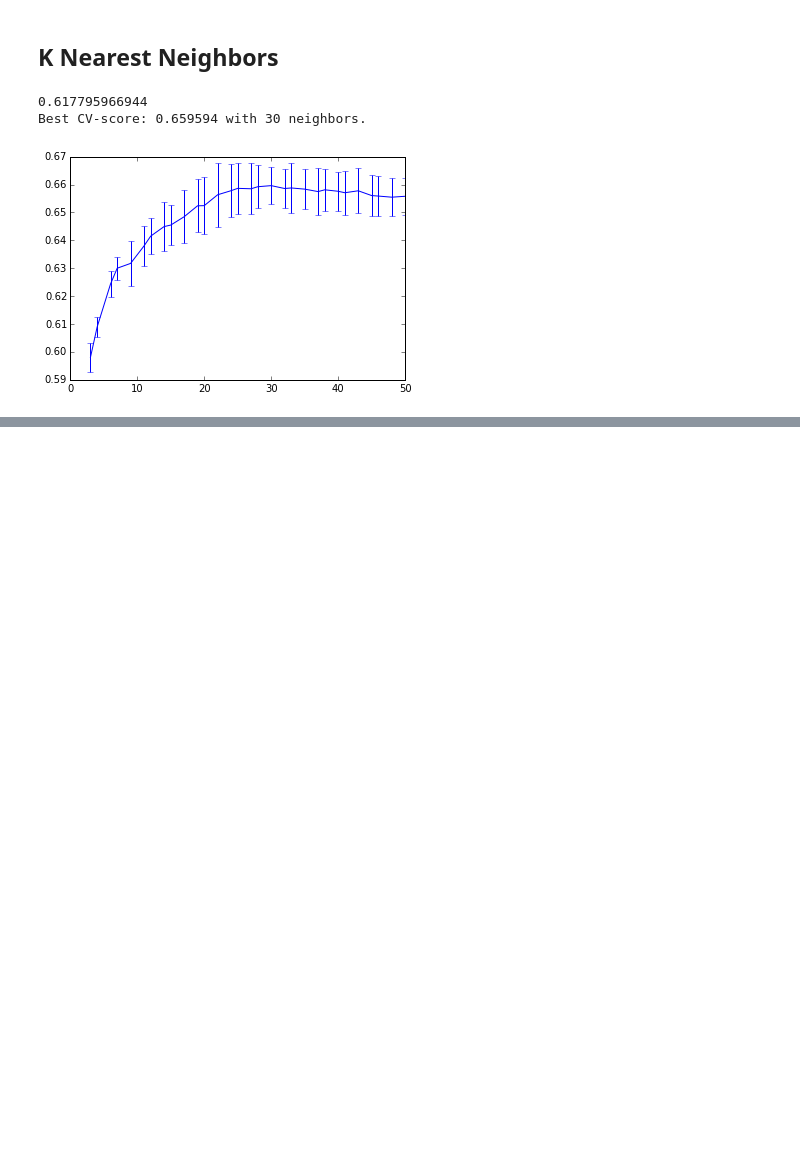
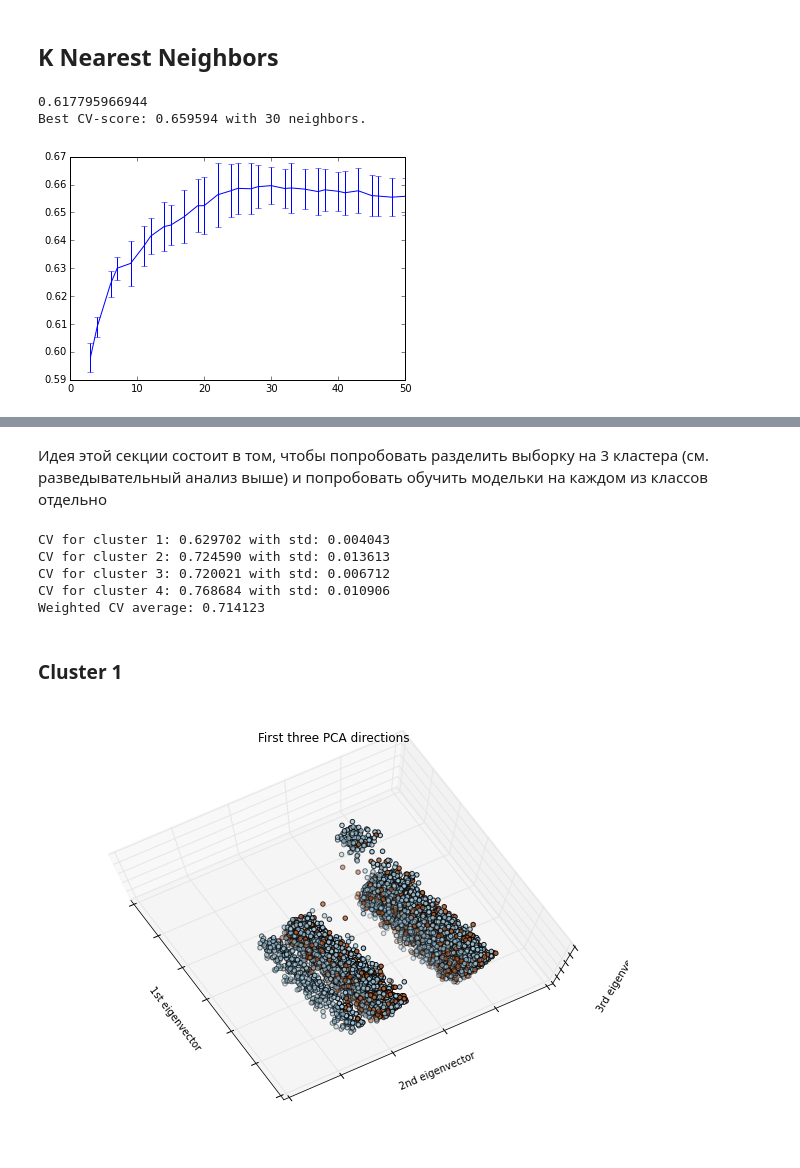
Before and after one commit to dudevil/dm-chemistry, a Jupyter notebook: eda.ipynb, the cells around one changed output, grey strips where cells are left out. Saved outputs shown, nothing was run; the diff lists cells and outputs as text; code cells hidden in the pictures; blank space fills up the shorter version.

Commit message:
Added Kmeans clustering code

```diff
--- a/eda.ipynb
+++ b/eda.ipynb
@@ -6,16 +6,23 @@ import matplotlib.pyplot as plt
 from sklearn.cross_validation import cross_val_score
 from sklearn.metrics import auc
 
+# this should prevent cross_val_score from deadlocking during parallel execution
+import os
+os.environ['MKL_NUM_THREADS'] = '1'
+os.environ['OMP_NUM_THREADS'] = '1'
+os.environ['MKL_DYNAMIC'] = 'FALSE'
 
-n_samples = 10000
 
-X = pd.read_csv("./data/algomostchem_train.txt", header=None, index_col=None)
-Y = pd.read_csv("./data/algomostchem_trainY.txt", header=None, index_col=None, names=['target'])
+n_rows = 3413011 # number of observations in a csv
+n_samples = 50000 # number of observations to read randomply
 
-indexes = np.random.random_integers(0, len(X), n_samples)
+X = pd.read_csv("./data/algomostchem_train.txt", header=None, index_col=None, nrows=n_samples, dtype=np.float)
+Y = pd.read_csv("./data/algomostchem_trainY.txt", header=None, index_col=None, nrows=n_samples, names=['target'])
 
-X = X.iloc[indexes, :]
-Y = Y.iloc[indexes, :]
+#indexes = np.random.random_integers(0, len(X), n_samples)
+
+#X = X.iloc[indexes, :]
+#Y = Y.iloc[indexes, :]
 
 np.random.seed(60115)
 # %%
@@ -300,0 +451,61 @@ Best CV-score: 0.659594 with 30 neighbors.
+# %% [markdown]
+Идея этой секции состоит в том, чтобы попробовать разделить выборку на 3 кластера (см. разведывательный анализ выше) и попробовать обучить модельки на каждом из классов отдельно
+# %%
+from sklearn.cluster import KMeans
+from sklearn.linear_model import LogisticRegression
+import matplotlib.pyplot as plt
+from sklearn.preprocessing import scale
+from sklearn.cross_validation import cross_val_score
+
+X_scaled = scale(X)
+
+n_clusters = 4
+kmeans = KMeans(n_clusters=n_clusters, n_jobs=-1, random_state=np.random.seed(60115))
+kmeans.fit(X_scaled)
+
+cv_clusters = np.zeros(n_clusters, dtype=np.float)
+
+for i in xrange(n_clusters):
+    lreg = LogisticRegression(class_weight='auto')
+    scores = cross_val_score(lreg,
+                             X_scaled[kmeans.labels_ == i],
+                             Y.iloc[kmeans.labels_ == i].values.flatten(),
+                             scoring='roc_auc',
+                             cv=5, n_jobs=3)
+    cv_clusters[i] = scores.mean() * sum(kmeans.labels_ == i)
+    print("CV for cluster %d: %f with std: %f" % (i + 1, scores.mean(), scores.std()))
+
+print("Weighted CV average: %f" % (np.sum(cv_clusters) / len(X_scaled)))
+# %% [output]
+CV for cluster 1: 0.629702 with std: 0.004043
+CV for cluster 2: 0.724590 with std: 0.013613
+CV for cluster 3: 0.720021 with std: 0.006712
+CV for cluster 4: 0.768684 with std: 0.010906
+Weighted CV average: 0.714123
+# %% [markdown]
+### Cluster 1
+# %%
+from sklearn.cluster import KMeans
+import matplotlib.pyplot as plt
+from mpl_toolkits.mplot3d import Axes3D
+from sklearn.decomposition import PCA
+
+pca = PCA(n_components=3)
+X2 = pca.fit_transform(X_scaled[kmeans.labels_ == 0])
+Y2 = Y.iloc[kmeans.labels_ == 0].values.flatten()
+
+fig = plt.figure(1, figsize=(8, 6))
+ax = Axes3D(fig, elev=-100, azim=-150)
+ax.scatter(X2[:, 0], X2[:, 1], X2[:, 2], c=Y2,
+           cmap=plt.cm.Paired)
+ax.set_title("First three PCA directions")
+ax.set_xlabel("1st eigenvector")
+ax.w_xaxis.set_ticklabels([])
+ax.set_ylabel("2nd eigenvector")
+ax.w_yaxis.set_ticklabels([])
+ax.set_zlabel("3rd eigenvector")
+ax.w_zaxis.set_ticklabels([])
+
+plt.show()
+# %% [output]
+[figure, added]
```
Also changed, not shown: parts of 26 cells of this notebook, 9 other files.
